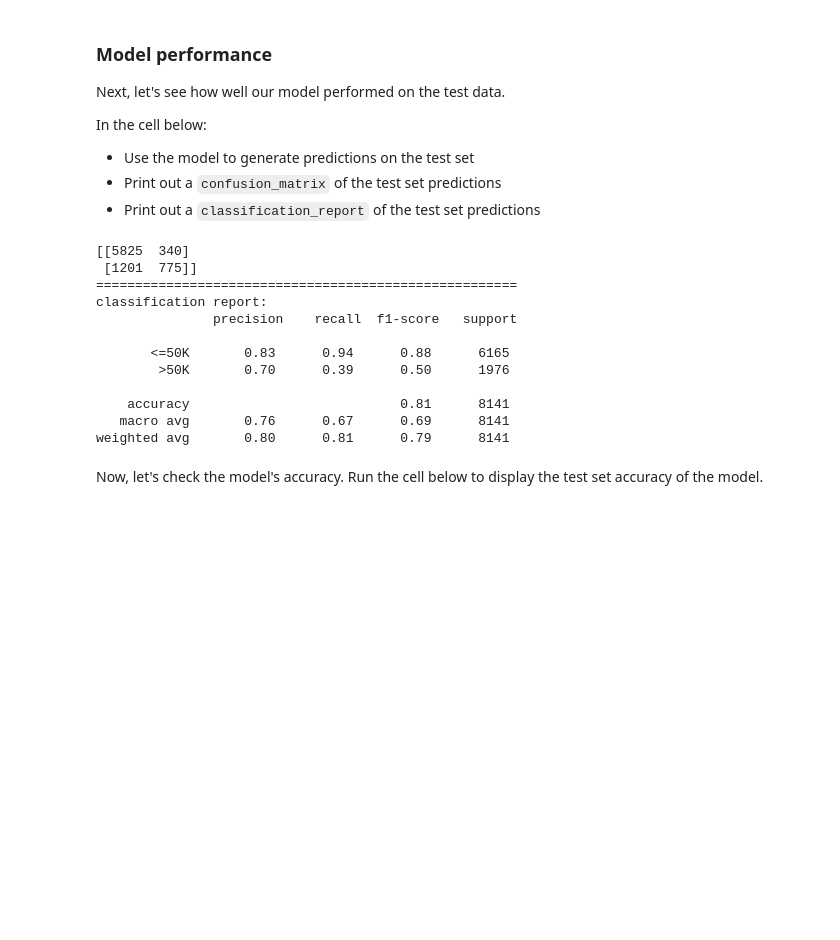
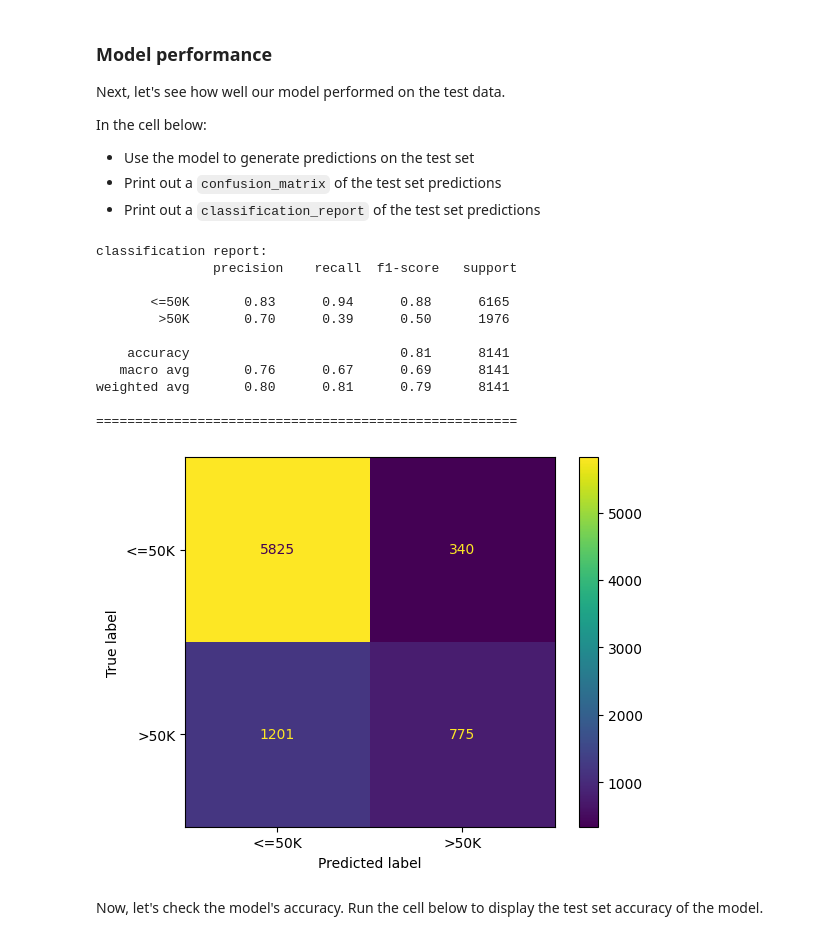
Before and after one commit to Philipmwasi/DSC-Gen-Labs, a Jupyter notebook: dsc-tree-ensembles-random-forests-lab-master/index.ipynb, the cells around one changed output. Saved outputs shown, nothing was run; the diff lists cells and outputs as text; code cells hidden in the pictures; blank space fills up the shorter version.

```diff
--- a/dsc-tree-ensembles-random-forests-lab-master/index.ipynb
+++ b/dsc-tree-ensembles-random-forests-lab-master/index.ipynb
@@ -175,24 +190,28 @@ In the cell below:
 # %%
 # Test set predictions
 pred = tree_clf.predict(data_test)
 
 # Confusion matrix and classification report
-print(confusion_matrix(target_test, pred))
+
+#plot the confusion_matrix
+disp = ConfusionMatrixDisplay(confusion_matrix = confusion_matrix(target_test, pred), display_labels= tree_clf.classes_)
+disp.plot()
+
+print(f"classification report:\n { classification_report(target_test, pred)}")
 print("======================================================")
-print(f"classification report:\n { classification_report(target_test, pred)}")
 # %% [output]
-[[5825  340]
- [1201  775]]
-======================================================
 classification report:
                precision    recall  f1-score   support
 
        <=50K       0.83      0.94      0.88      6165
         >50K       0.70      0.39      0.50      1976
 
     accuracy                           0.81      8141
    macro avg       0.76      0.67      0.69      8141
 weighted avg       0.80      0.81      0.79      8141
+
+======================================================
+[figure, added]
 # %% [markdown]
 Now, let's check the model's accuracy. Run the cell below to display the test set accuracy of the model.
 # %%
```
Also changed, not shown: parts of 17 cells of this notebook.
